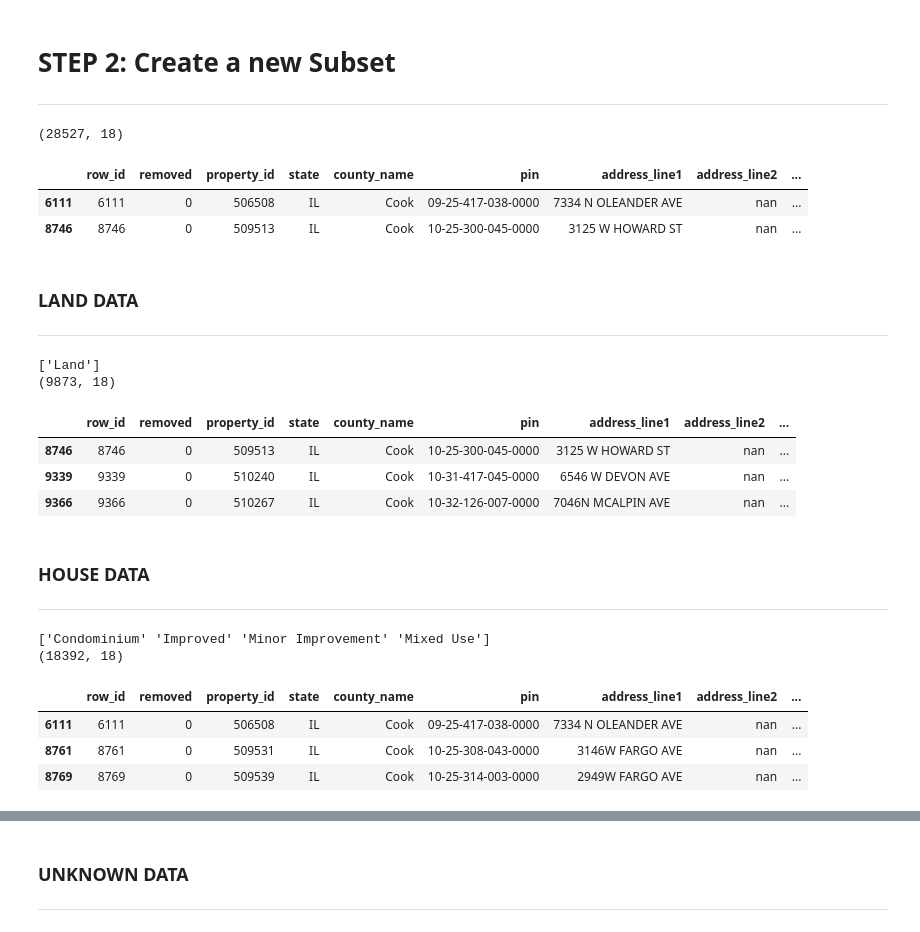
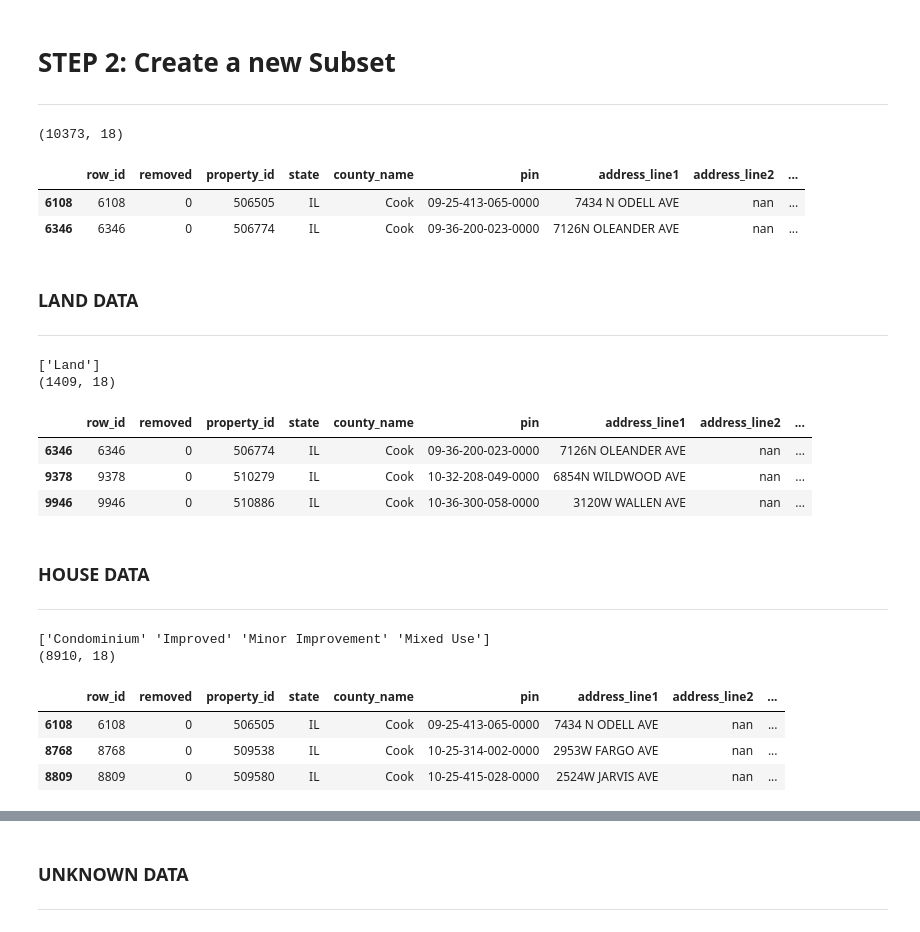
Before and after one commit to Sardhendu/PropertyClassification, a Jupyter notebook: data_loader-Aerial.ipynb, the cells around one changed output, grey strips where cells are left out. Drawn from its saved outputs; the diff is of its cells as text; code cells hidden in the pictures.

```diff
--- a/data_loader-Aerial.ipynb
+++ b/data_loader-Aerial.ipynb
@@ -129,19 +120,23 @@ metadata.head(3)
 # %%
 metadata_lst_rvd_valid = metadata[metadata['last_reviewed_timestamp'] != '']
 metadata_lst_rvd_valid['last_reviewed_timestamp'] = pd.to_datetime(metadata_lst_rvd_valid['last_reviewed_timestamp'])
-metadata_lst_rvd_valid_2017 = metadata_lst_rvd_valid[((metadata_lst_rvd_valid['last_reviewed_timestamp'].dt.year == 2017) & (metadata_lst_rvd_valid['last_reviewed_timestamp'].dt.month >=1 ) &
-                                                      (metadata_lst_rvd_valid['address_city'].str.lower().str.strip().str.match('chicago')) &
-                                                      (metadata_lst_rvd_valid['address_line1'] != 'nan') &
-                                                      (metadata_lst_rvd_valid['assessor_photo'] != 'nan') &
-                                                     (metadata_lst_rvd_valid['indicator'].isin(["Likely House", "Likely Land"]) ))]
+metadata_lst_rvd_valid_2017 = metadata_lst_rvd_valid[
+    ((metadata_lst_rvd_valid['last_reviewed_timestamp'].dt.year == 2016) &
+     (metadata_lst_rvd_valid['last_reviewed_timestamp'].dt.month >= 1 ) &
+     (metadata_lst_rvd_valid['address_city'].str.lower().str.strip().str.match('chicago')) &
+     (metadata_lst_rvd_valid['address_line1'] != 'nan') &
+     (metadata_lst_rvd_valid['assessor_photo'] != 'nan') &
+     (metadata_lst_rvd_valid['indicator'].isin(["Likely House", "Likely Land"])
+     ))
+]
 image_data = metadata_lst_rvd_valid_2017
 print (metadata_lst_rvd_valid_2017.shape)
 metadata_lst_rvd_valid_2017.head(2)
 # %% [output]
-(28527, 18)
+(10373, 18)
 |  | row_id | removed | property_id | state | county_name | pin | address_line1 | address_line2 | ... |
-| 6111 | 6111 | 0 | 506508 | IL | Cook | 09-25-417-038-0000 | 7334 N OLEANDER AVE | nan | ... |
-| 8746 | 8746 | 0 | 509513 | IL | Cook | 10-25-300-045-0000 | 3125 W HOWARD ST | nan | ... |
+| 6108 | 6108 | 0 | 506505 | IL | Cook | 09-25-413-065-0000 | 7434 N ODELL AVE | nan | ... |
+| 6346 | 6346 | 0 | 506774 | IL | Cook | 09-36-200-023-0000 | 7126N OLEANDER AVE | nan | ... |
 # %% [markdown]
 ### LAND DATA
 ----------------
@@ -152,11 +147,11 @@ print (land_data.shape)
 land_data.head(3)
 # %% [output]
 ['Land']
-(9873, 18)
+(1409, 18)
 |  | row_id | removed | property_id | state | county_name | pin | address_line1 | address_line2 | ... |
-| 8746 | 8746 | 0 | 509513 | IL | Cook | 10-25-300-045-0000 | 3125 W HOWARD ST | nan | ... |
-| 9339 | 9339 | 0 | 510240 | IL | Cook | 10-31-417-045-0000 | 6546 W DEVON AVE | nan | ... |
-| 9366 | 9366 | 0 | 510267 | IL | Cook | 10-32-126-007-0000 | 7046N MCALPIN AVE | nan | ... |
+| 6346 | 6346 | 0 | 506774 | IL | Cook | 09-36-200-023-0000 | 7126N OLEANDER AVE | nan | ... |
+| 9378 | 9378 | 0 | 510279 | IL | Cook | 10-32-208-049-0000 | 6854N WILDWOOD AVE | nan | ... |
+| 9946 | 9946 | 0 | 510886 | IL | Cook | 10-36-300-058-0000 | 3120W WALLEN AVE | nan | ... |
 # %% [markdown]
 ### HOUSE DATA
 --------------
@@ -167,8 +162,8 @@ print (house_data.shape)
 house_data.head(3)
 # %% [output]
 ['Condominium' 'Improved' 'Minor Improvement' 'Mixed Use']
-(18392, 18)
+(8910, 18)
 |  | row_id | removed | property_id | state | county_name | pin | address_line1 | address_line2 | ... |
-| 6111 | 6111 | 0 | 506508 | IL | Cook | 09-25-417-038-0000 | 7334 N OLEANDER AVE | nan | ... |
-| 8761 | 8761 | 0 | 509531 | IL | Cook | 10-25-308-043-0000 | 3146W FARGO AVE | nan | ... |
-| 8769 | 8769 | 0 | 509539 | IL | Cook | 10-25-314-003-0000 | 2949W FARGO AVE | nan | ... |
+| 6108 | 6108 | 0 | 506505 | IL | Cook | 09-25-413-065-0000 | 7434 N ODELL AVE | nan | ... |
+| 8768 | 8768 | 0 | 509538 | IL | Cook | 10-25-314-002-0000 | 2953W FARGO AVE | nan | ... |
+| 8809 | 8809 | 0 | 509580 | IL | Cook | 10-25-415-028-0000 | 2524W JARVIS AVE | nan | ... |
```
Also changed, not shown: parts of 5 cells of this notebook, 8 other files.
